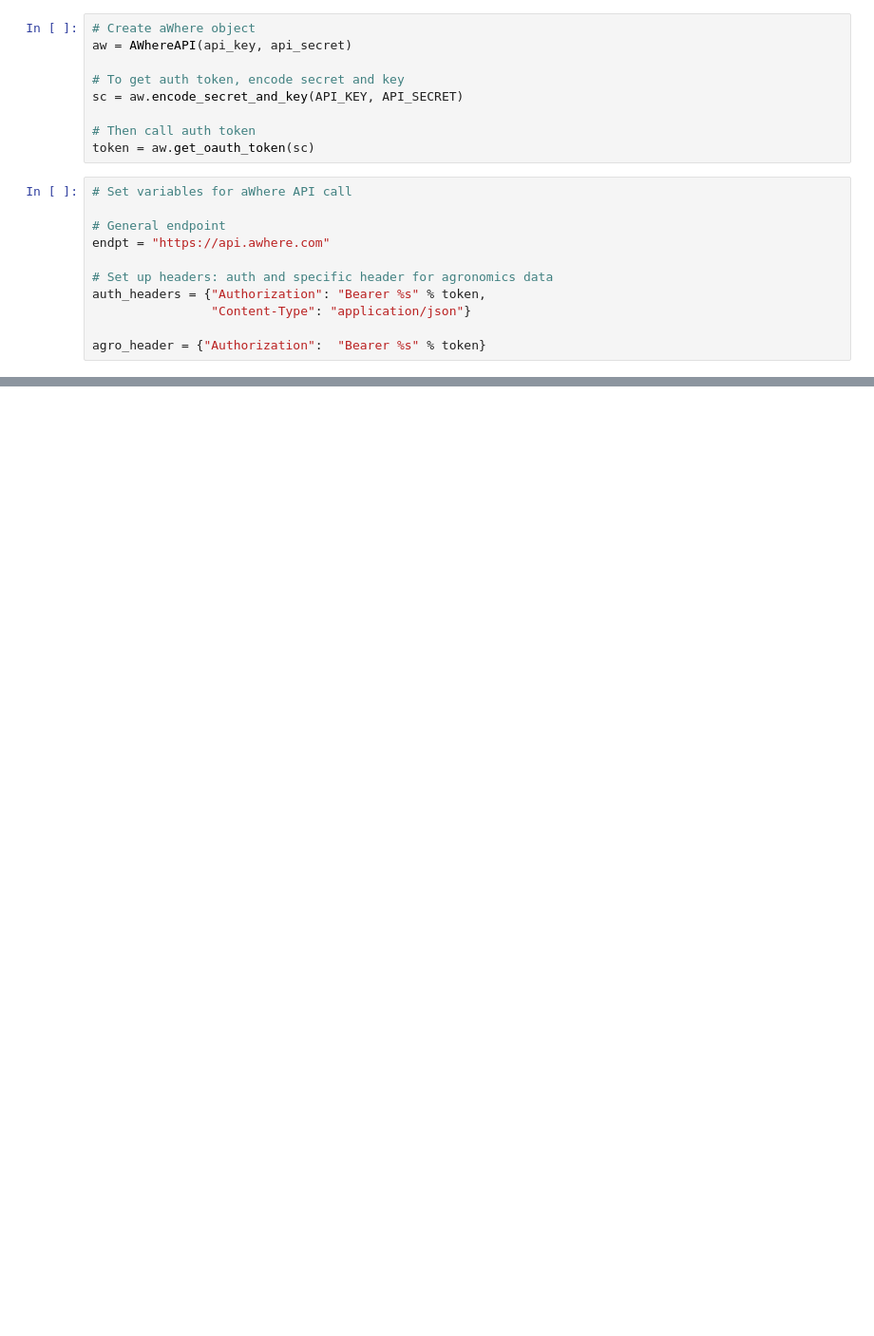
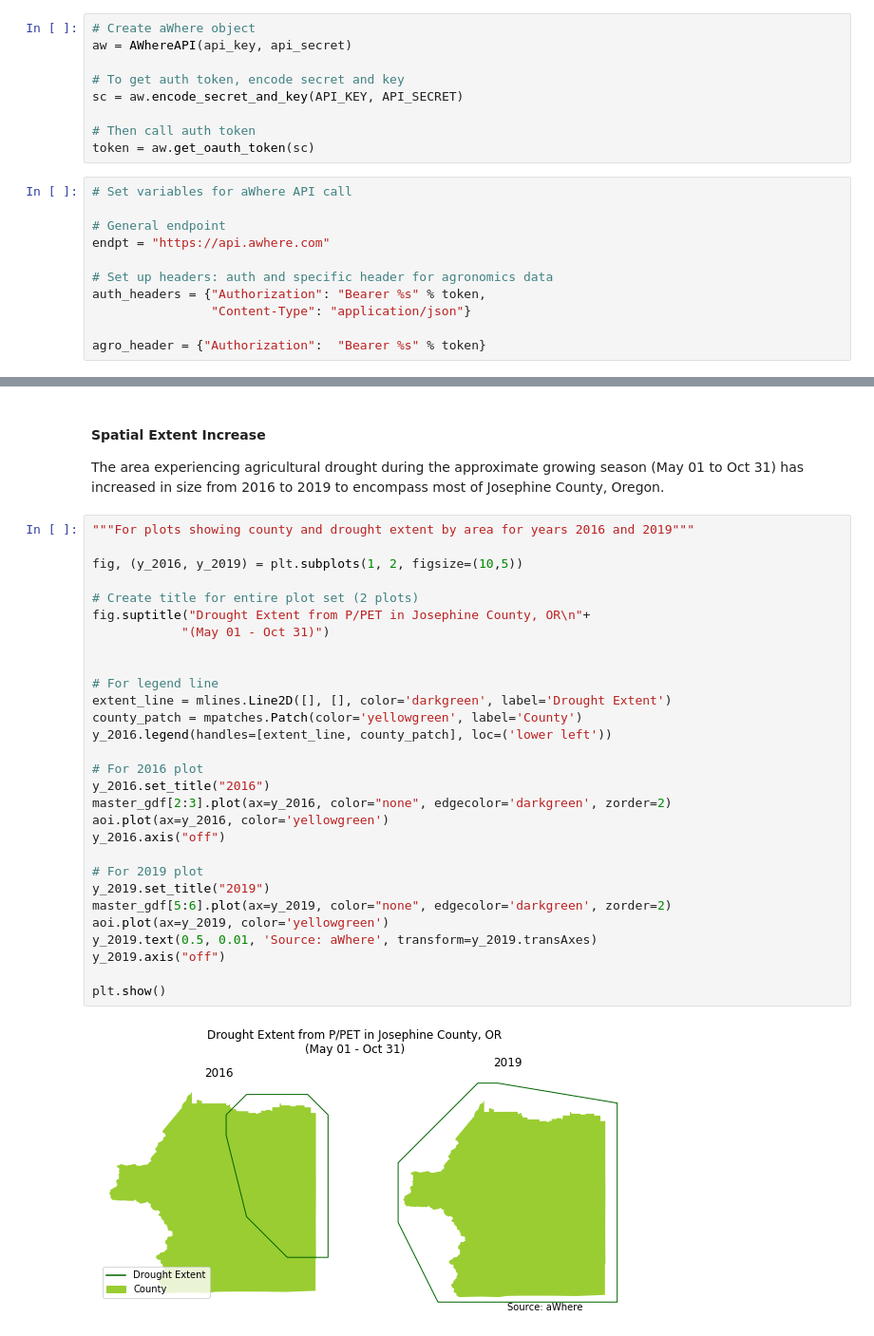
Before and after one commit to dphillips97/drought-tracker, a Jupyter notebook: project_nb/drought_tracker.ipynb, the cells around one changed output, grey strips where cells are left out. Shown at 95% size. Saved outputs shown, nothing was run; the diff lists cells and outputs as text; blank space fills up the shorter version.

```diff
--- a/project_nb/drought_tracker.ipynb
+++ b/project_nb/drought_tracker.ipynb
@@ -801,0 +679,34 @@ gdf.set_index(gdf.year, inplace=True)
+# %% [markdown]
+#### Spatial Extent Increase
+The area experiencing agricultural drought during the approximate growing season (May 01 to Oct 31) has increased in size from 2016 to 2019 to encompass most of Josephine County, Oregon.
+# %%
+"""For plots showing county and drought extent by area for years 2016 and 2019"""
+
+fig, (y_2016, y_2019) = plt.subplots(1, 2, figsize=(10,5))
+
+# Create title for entire plot set (2 plots)
+fig.suptitle("Drought Extent from P/PET in Josephine County, OR\n"+
+            "(May 01 - Oct 31)")
+
+
+# For legend line
+extent_line = mlines.Line2D([], [], color='darkgreen', label='Drought Extent')
+county_patch = mpatches.Patch(color='yellowgreen', label='County')
+y_2016.legend(handles=[extent_line, county_patch], loc=('lower left'))
+
+# For 2016 plot
+y_2016.set_title("2016")
+master_gdf[2:3].plot(ax=y_2016, color="none", edgecolor='darkgreen', zorder=2)
+aoi.plot(ax=y_2016, color='yellowgreen')
+y_2016.axis("off")
+
+# For 2019 plot
+y_2019.set_title("2019")
+master_gdf[5:6].plot(ax=y_2019, color="none", edgecolor='darkgreen', zorder=2)
+aoi.plot(ax=y_2019, color='yellowgreen')
+y_2019.text(0.5, 0.01, 'Source: aWhere', transform=y_2019.transAxes)
+y_2019.axis("off")
+
+plt.show()
+# %% [output]
+[figure, added]
```
Also changed, not shown: parts of 38 cells of this notebook, 6 other files.
